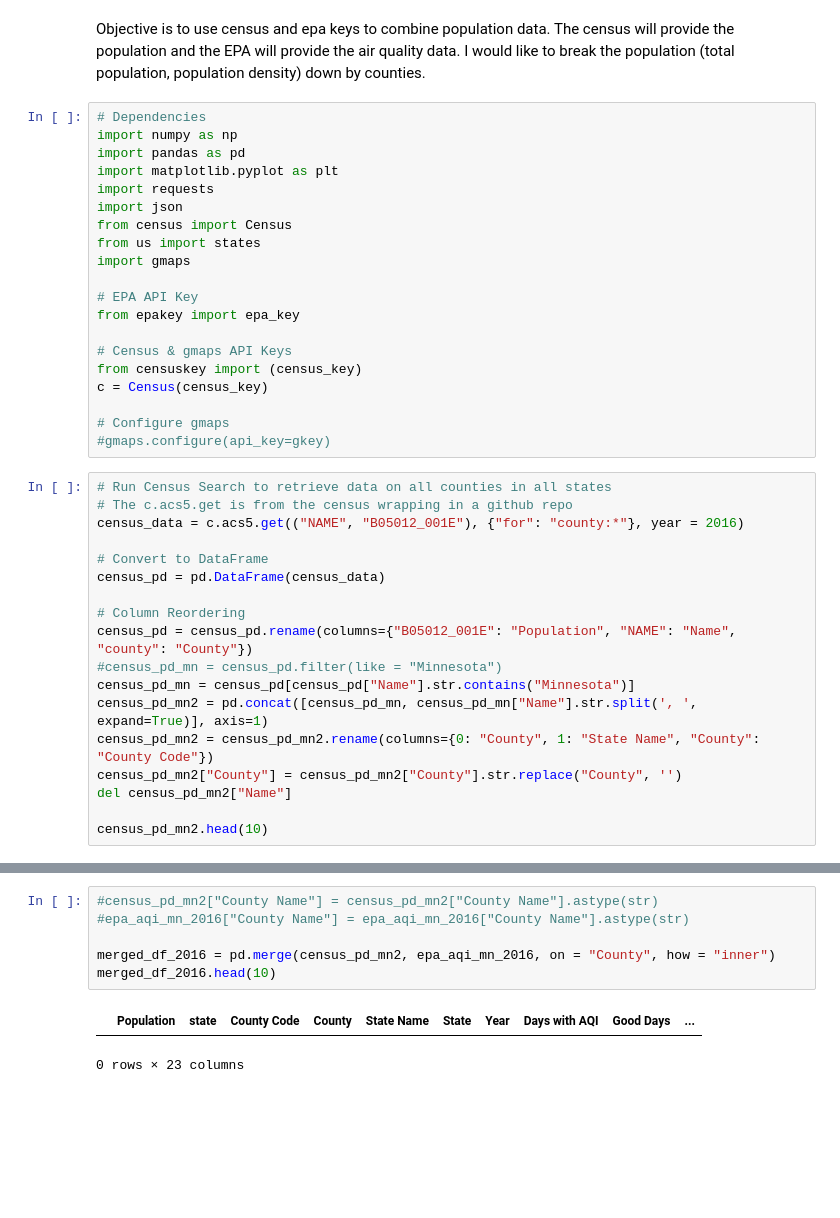
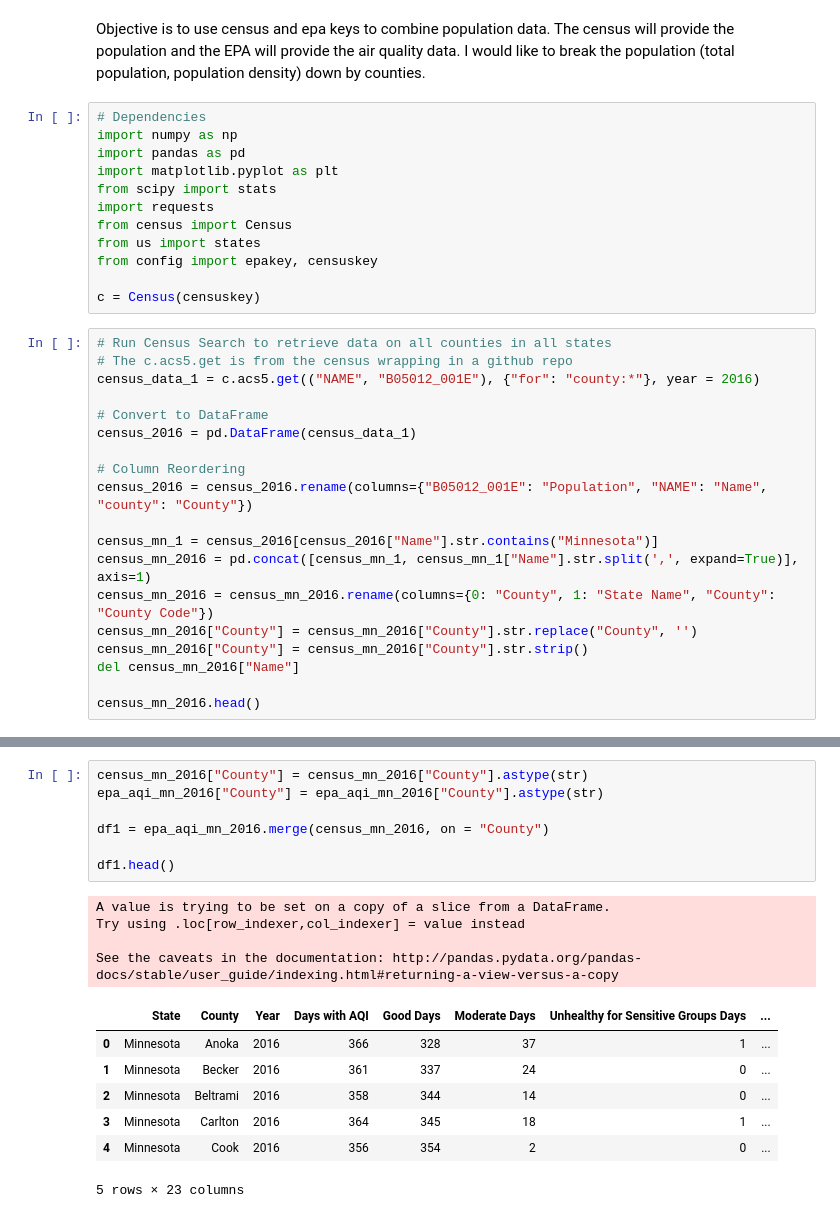
Before and after one commit to abbylemon/fake-news, a Jupyter notebook: air_quality_analysis.ipynb, the cells around one changed output, grey strips where cells are left out. Saved outputs shown, nothing was run; the diff lists cells and outputs as text; blank space fills up the shorter version.

```diff
--- a/air_quality_analysis.ipynb
+++ b/air_quality_analysis.ipynb
@@ -7,39 +7,32 @@ I would like to break the population (total population, population density) down
 import numpy as np
 import pandas as pd
 import matplotlib.pyplot as plt
+from scipy import stats
 import requests
-import json
 from census import Census
 from us import states
-import gmaps
+from config import epakey, censuskey
 
-# EPA API Key
-from epakey import epa_key
-
-# Census & gmaps API Keys
-from censuskey import (census_key)
-c = Census(census_key)
-
-# Configure gmaps
-#gmaps.configure(api_key=gkey)
+c = Census(censuskey)
 # %%
 # Run Census Search to retrieve data on all counties in all states
 # The c.acs5.get is from the census wrapping in a github repo
-census_data = c.acs5.get(("NAME", "B05012_001E"), {"for": "county:*"}, year = 2016)
+census_data_1 = c.acs5.get(("NAME", "B05012_001E"), {"for": "county:*"}, year = 2016)
 
 # Convert to DataFrame
-census_pd = pd.DataFrame(census_data)
+census_2016 = pd.DataFrame(census_data_1)
 
 # Column Reordering
-census_pd = census_pd.rename(columns={"B05012_001E": "Population", "NAME": "Name", "county": "County"})
-#census_pd_mn = census_pd.filter(like = "Minnesota")
-census_pd_mn = census_pd[census_pd["Name"].str.contains("Minnesota")]
-census_pd_mn2 = pd.concat([census_pd_mn, census_pd_mn["Name"].str.split(', ', expand=True)], axis=1)
-census_pd_mn2 = census_pd_mn2.rename(columns={0: "County", 1: "State Name", "County": "County Code"})
-census_pd_mn2["County"] = census_pd_mn2["County"].str.replace("County", '')
-del census_pd_mn2["Name"]
+census_2016 = census_2016.rename(columns={"B05012_001E": "Population", "NAME": "Name", "county": "County"})
 
-census_pd_mn2.head(10)
+census_mn_1 = census_2016[census_2016["Name"].str.contains("Minnesota")]
+census_mn_2016 = pd.concat([census_mn_1, census_mn_1["Name"].str.split(',', expand=True)], axis=1)
+census_mn_2016 = census_mn_2016.rename(columns={0: "County", 1: "State Name", "County": "County Code"})
+census_mn_2016["County"] = census_mn_2016["County"].str.replace("County", '')
+census_mn_2016["County"] = census_mn_2016["County"].str.strip()
+del census_mn_2016["Name"]
+
+census_mn_2016.head()
 # %% [output]
 |  | Population | state | County Code | County | State Name |
 | 1376 | 15722.0 | 27 | 001 | Aitkin | Minnesota |
@@ -86,9 +114,19 @@ epa_aqi_mn_2016.head(10)
 # %%
-#census_pd_mn2["County Name"] = census_pd_mn2["County Name"].astype(str)
-#epa_aqi_mn_2016["County Name"] = epa_aqi_mn_2016["County Name"].astype(str)
+census_mn_2016["County"] = census_mn_2016["County"].astype(str)
+epa_aqi_mn_2016["County"] = epa_aqi_mn_2016["County"].astype(str)
 
-merged_df_2016 = pd.merge(census_pd_mn2, epa_aqi_mn_2016, on = "County", how = "inner")
-merged_df_2016.head(10)
+df1 = epa_aqi_mn_2016.merge(census_mn_2016, on = "County")
+
+df1.head()
 # %% [output]
+A value is trying to be set on a copy of a slice from a DataFrame.
+Try using .loc[row_indexer,col_indexer] = value instead
+
+See the caveats in the documentation: http://pandas.pydata.org/pandas-docs/stable/user_guide/indexing.html#returning-a-view-versus-a-copy
-|  | Population | state | County Code | County | State Name | State | Year | Days with AQI | Good Days | ... |
+|  | State | County | Year | Days with AQI | Good Days | Moderate Days | Unhealthy for Sensitive Groups Days | ... |
+| 0 | Minnesota | Anoka | 2016 | 366 | 328 | 37 | 1 | ... |
+| 1 | Minnesota | Becker | 2016 | 361 | 337 | 24 | 0 | ... |
+| 2 | Minnesota | Beltrami | 2016 | 358 | 344 | 14 | 0 | ... |
+| 3 | Minnesota | Carlton | 2016 | 364 | 345 | 18 | 1 | ... |
+| 4 | Minnesota | Cook | 2016 | 356 | 354 | 2 | 0 | ... |
-0 rows × 23 columns
+5 rows × 23 columns
```
Also changed, not shown: parts of 11 cells of this notebook, 1 other file.
